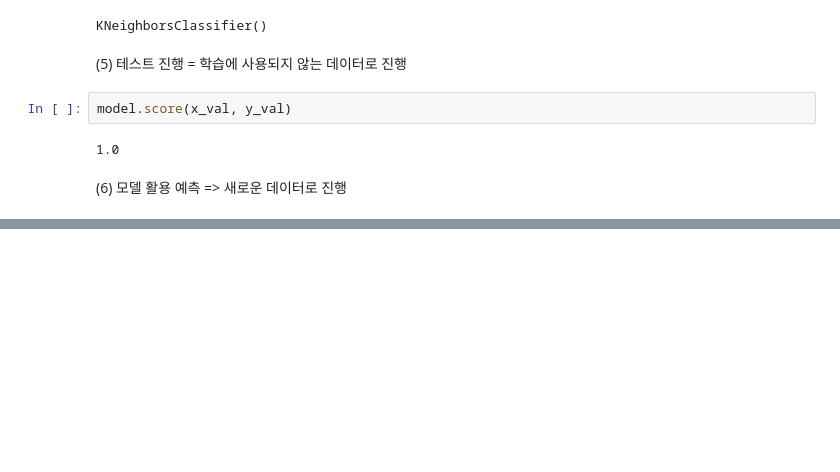
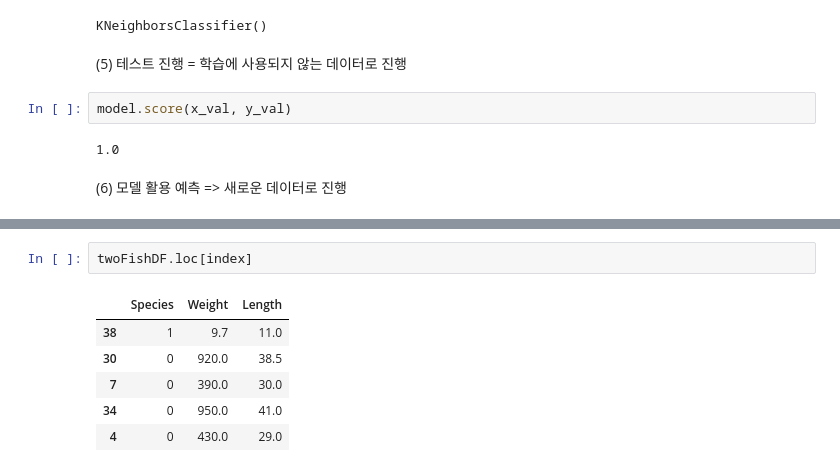
Before and after one commit to Schubert3275/KDT-MachineLearning_Study, a Jupyter notebook: DAY_02/ex_find_fish_knn.ipynb, the cells around one changed output, grey strips where cells are left out. Cells and saved outputs as stored; diff of their text form; blank space fills up the shorter version.

```diff
--- a/DAY_02/ex_find_fish_knn.ipynb
+++ b/DAY_02/ex_find_fish_knn.ipynb
@@ -294,0 +365,9 @@ Name: Species, dtype: int64
+# %%
+twoFishDF.loc[index]
+# %% [output]
+|  | Species | Weight | Length |
+| 38 | 1 | 9.7 | 11.0 |
+| 30 | 0 | 920.0 | 38.5 |
+| 7 | 0 | 390.0 | 30.0 |
+| 34 | 0 | 950.0 | 41.0 |
+| 4 | 0 | 430.0 | 29.0 |
```
Also changed, not shown: parts of 20 cells of this notebook, 7 other files.
